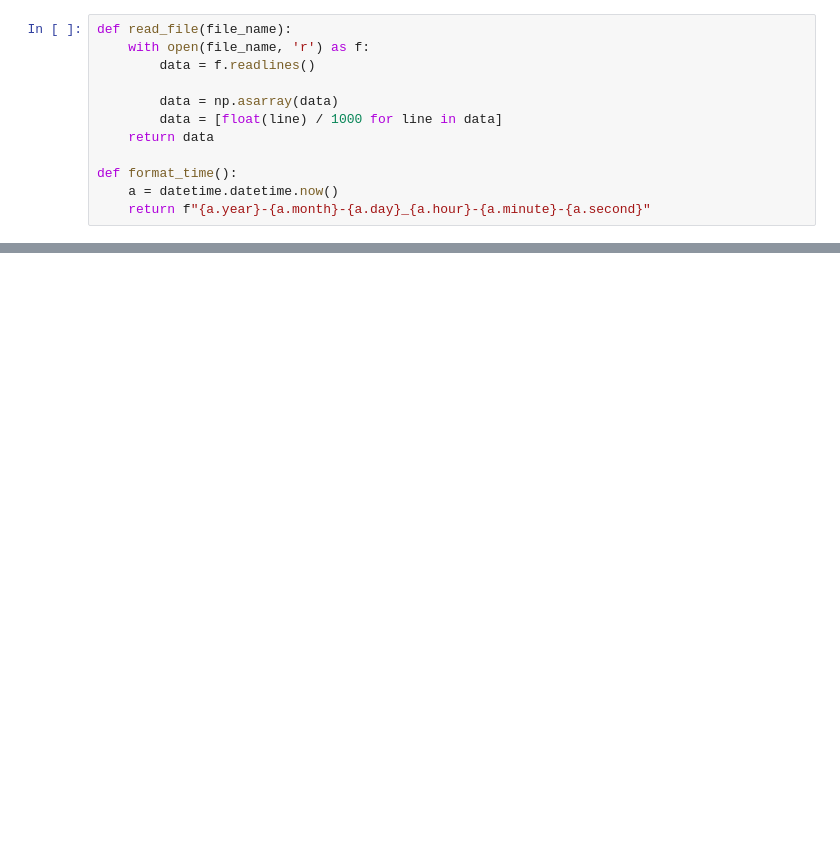
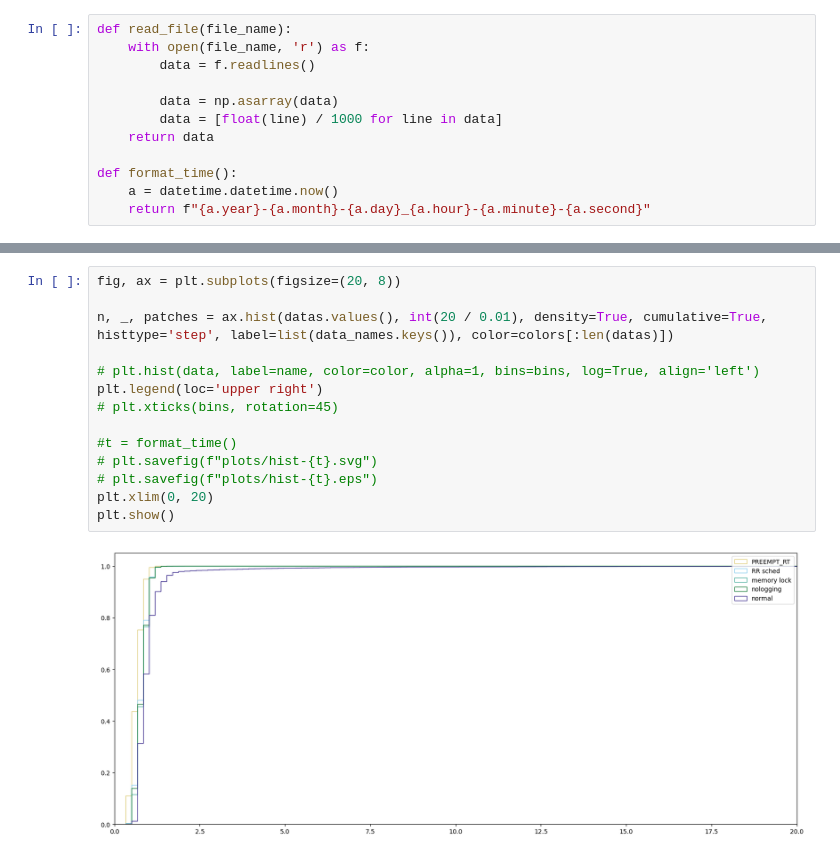
Before and after one commit to Alqio/realtime, a Jupyter notebook: main.ipynb, the cells around one changed output, grey strips where cells are left out. Cells and saved outputs as stored; diff of their text form; blank space fills up the shorter version.

```diff
--- a/main.ipynb
+++ b/main.ipynb
@@ -55,0 +96,16 @@ The PostScript backend does not support transparency; partially transparent arti
+# %%
+fig, ax = plt.subplots(figsize=(20, 8))
+
+n, _, patches = ax.hist(datas.values(), int(20 / 0.01), density=True, cumulative=True,  histtype='step', label=list(data_names.keys()), color=colors[:len(datas)])
+
+# plt.hist(data, label=name, color=color, alpha=1, bins=bins, log=True, align='left')
+plt.legend(loc='upper right')
+# plt.xticks(bins, rotation=45)
+
+#t = format_time()
+# plt.savefig(f"plots/hist-{t}.svg")
+# plt.savefig(f"plots/hist-{t}.eps")
+plt.xlim(0, 20)
+plt.show()
+# %% [output]
+[figure, added]
```
Also changed, not shown: parts of 18 cells of this notebook.
